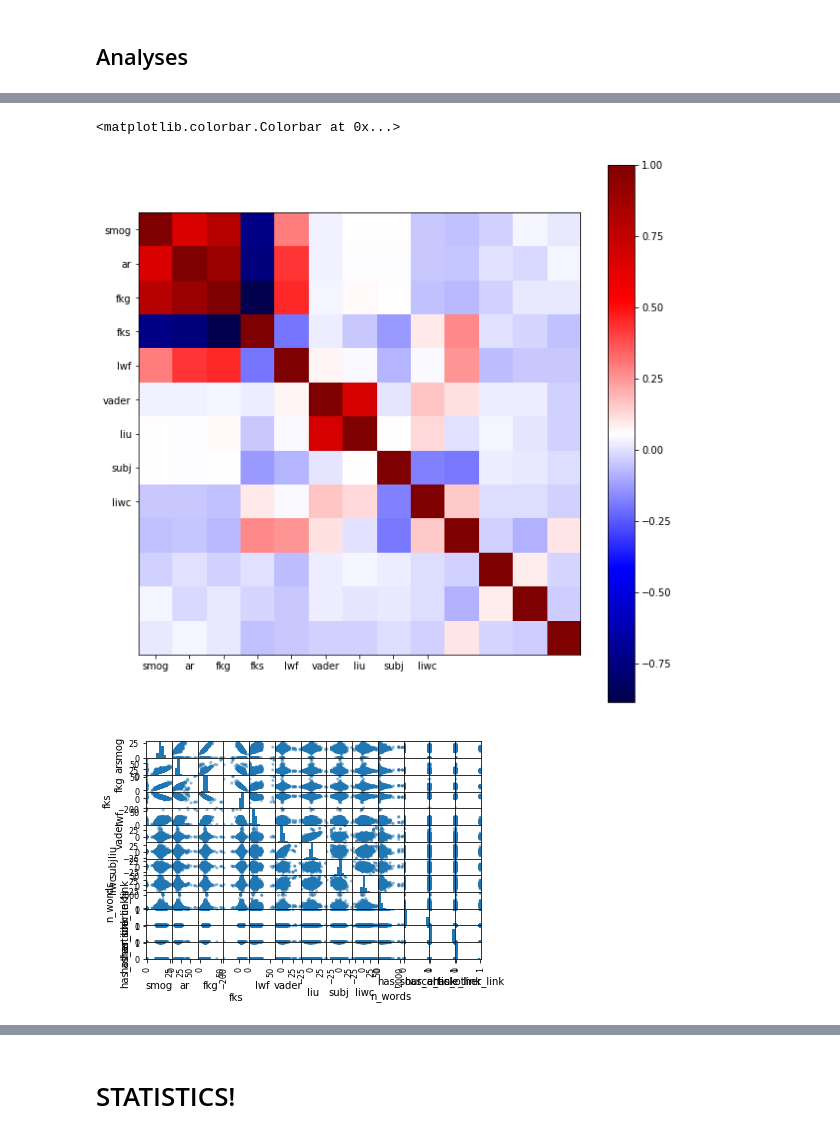
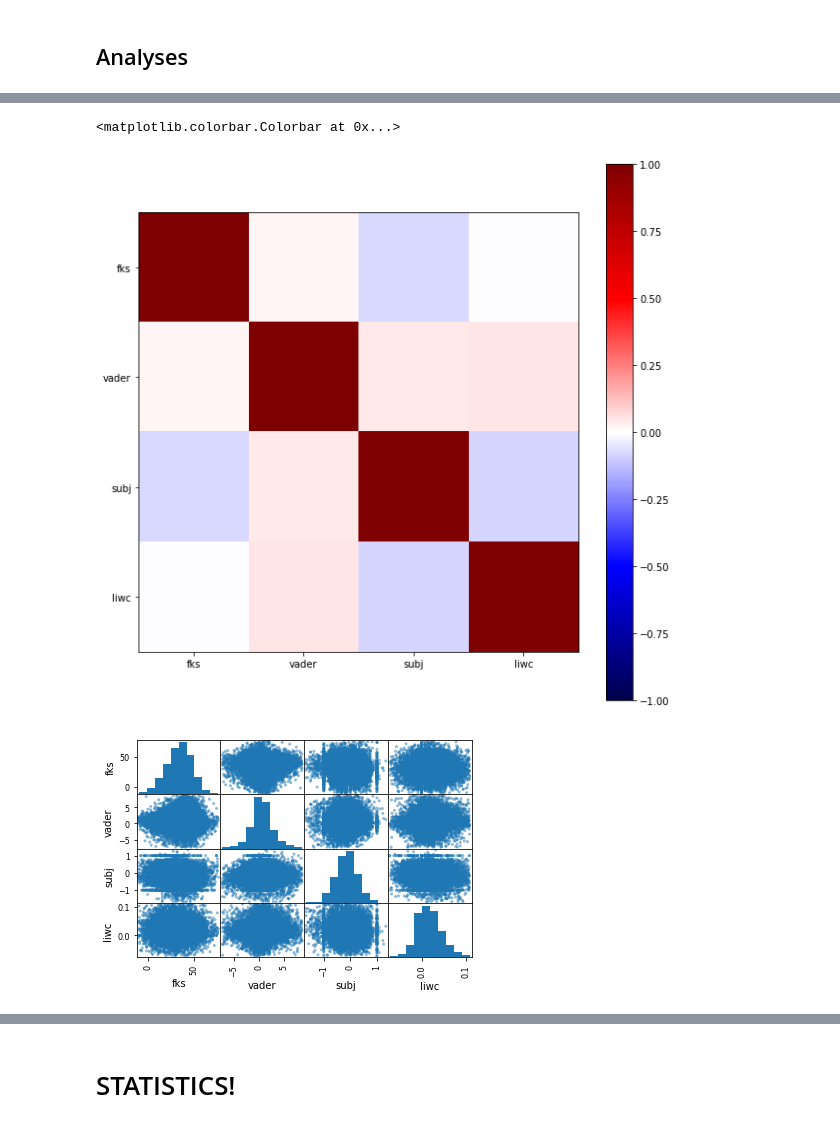
Before and after one commit to wdfox/ConfidenceScanner, a Jupyter notebook: notebooks/Analysis.ipynb, the cells around one changed output, grey strips where cells are left out. Cells and saved outputs as stored; diff of their text form; code cells hidden in the pictures.

```diff
--- a/notebooks/Analysis.ipynb
+++ b/notebooks/Analysis.ipynb
@@ -8,0 +11,3 @@ import matplotlib.pyplot as plt
+# %%
+# Set core metrics
+core_metrics = ['fks', 'vader', 'subj', 'liwc']
@@ -36,0 +45,3 @@ df.drop('Unnamed: 0', axis=1, inplace=True)
+# %%
+# Drop any documents which have zero words
+df = df[df['n_words'] > 0]
@@ -47,0 +67,17 @@ df.head()
+# %%
+# Normalize relevant measures
+df['liwc'] = df['liwc'] / df['n_words']
+df['subj'] = df['subj'] / df['n_sentences']
+# %%
+# Remove outliers
+n_before = len(df)
+for metric in core_metrics:
+    std3 = 3 * df[metric].std()
+    std_max = df[metric].mean() + std3
+    std_min = df[metric].mean() - std3
+
+    df = df[df[metric] > std_min]
+    df = df[df[metric] < std_max]
+n_after = len(df)
+
+print(n_before - n_after, 'data points dropped.')
@@ -177,17 +190,17 @@ list(corrs.columns)
 # %%
 # Plot the correlation matrix
 plt.figure(figsize=[10, 10])
-plt.imshow(corrs.values, cmap='seismic');
-plt.xticks(range(9), list(corrs.columns));
-plt.yticks(range(9), list(corrs.columns));
+plt.imshow(corrs.values, cmap='seismic', vmin=-1, vmax=1);
+plt.xticks(range(len(corrs)), list(corrs.columns));
+plt.yticks(range(len(corrs)), list(corrs.columns));
 plt.colorbar()
 # %% [output]
 <matplotlib.colorbar.Colorbar at 0x...>
-[figure, old version]
+[figure, new version]
 # %%
 # Plot relations between metrics
-pd.plotting.scatter_matrix(df);
+pd.plotting.scatter_matrix(df[core_metrics]);
 # %% [output]
-[figure, old version]
+[figure, new version]
 # %%
 # Check the average scores for each measure across different terms
```
Also changed, not shown: parts of 32 cells of this notebook.
